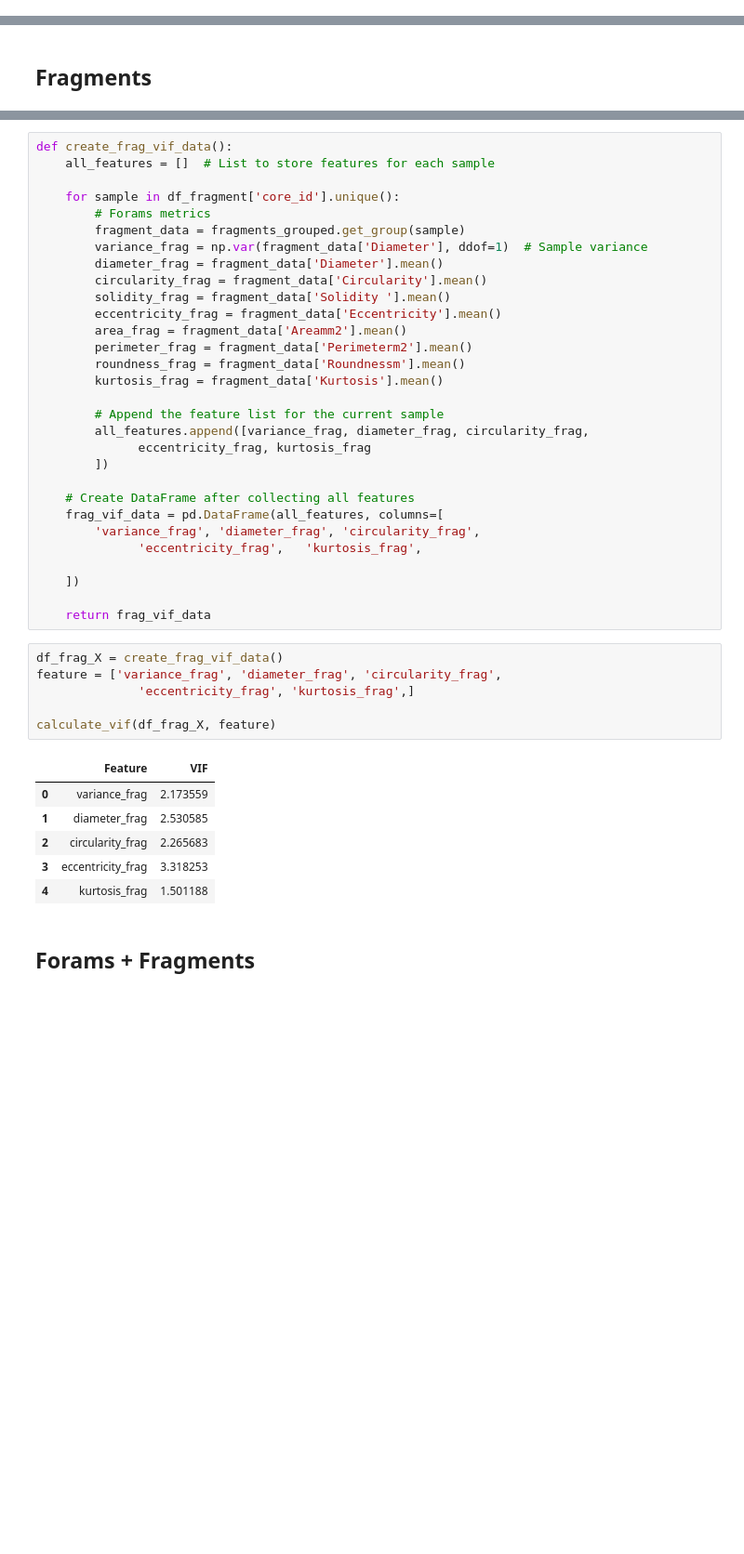
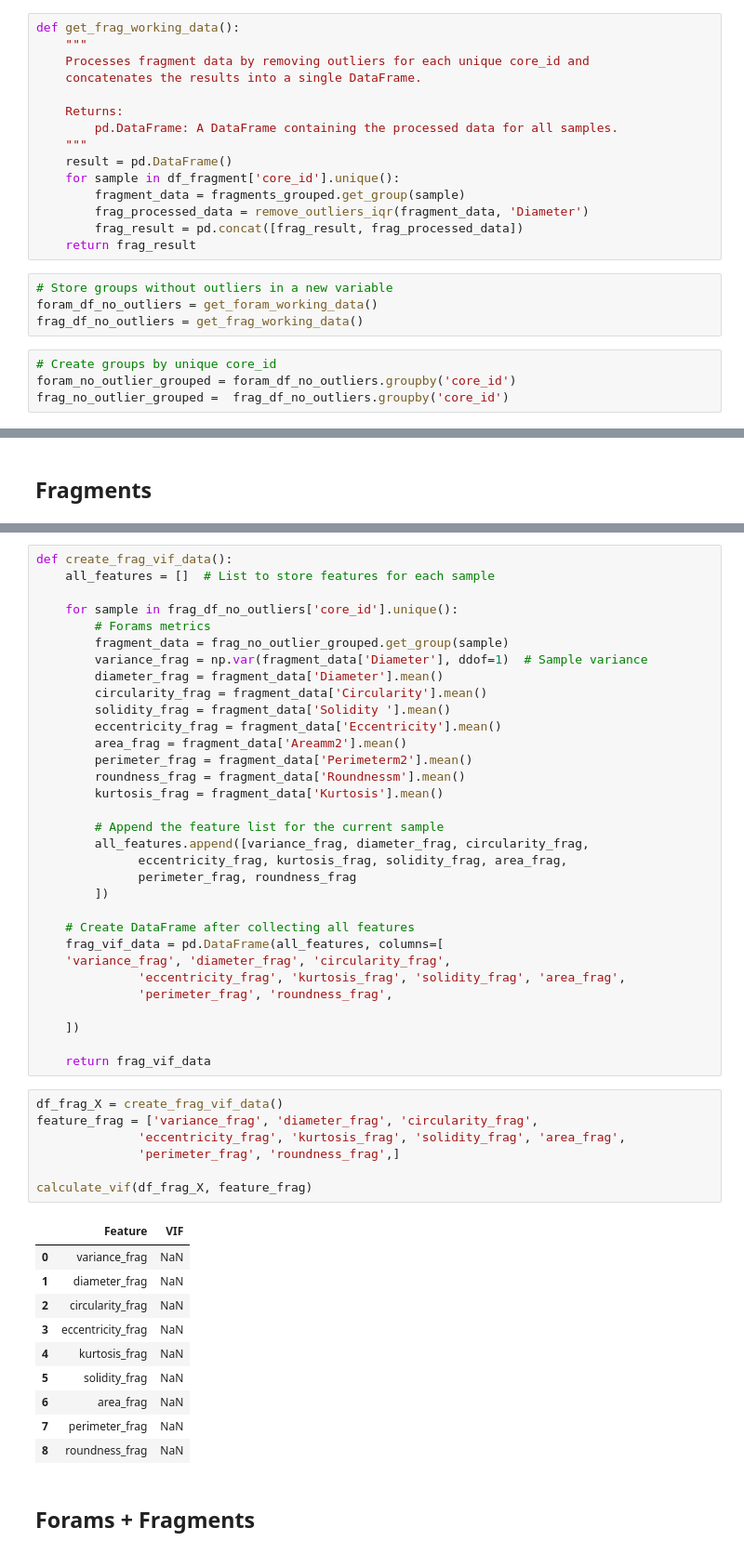
Before and after one commit to MichAdebayo/Dissolution-proxy-manuscript, a Jupyter notebook: manuscript.ipynb, the cells around one changed output, grey strips where cells are left out. Shown: that part at 93% size. Saved outputs shown, nothing was run; the diff lists cells and outputs as text; blank space fills up the shorter version.

```diff
--- a/manuscript.ipynb
+++ b/manuscript.ipynb
@@ -142,3 +195,26 @@ fragments_grouped = fragment_data.groupby('core_id')
+# %%
+def get_frag_working_data():
+    """
+    Processes fragment data by removing outliers for each unique core_id and
+    concatenates the results into a single DataFrame.
+
+    Returns:
+        pd.DataFrame: A DataFrame containing the processed data for all samples.
+    """
+    result = pd.DataFrame()
+    for sample in df_fragment['core_id'].unique():
+        fragment_data = fragments_grouped.get_group(sample)
+        frag_processed_data = remove_outliers_iqr(fragment_data, 'Diameter')
+        frag_result = pd.concat([frag_result, frag_processed_data])
+    return frag_result
+# %%
+# Store groups without outliers in a new variable
+foram_df_no_outliers = get_foram_working_data()
+frag_df_no_outliers = get_frag_working_data()
+# %%
+# Create groups by unique core_id
+foram_no_outlier_grouped = foram_df_no_outliers.groupby('core_id')
+frag_no_outlier_grouped =  frag_df_no_outliers.groupby('core_id')
 # %% [markdown]
 ## Run Vif (multicollinearity test)
 # %% [markdown]
@@ -224,9 +320,9 @@ calculate_vif(df_X, feature)
 def create_frag_vif_data():
     all_features = []  # List to store features for each sample
 
-    for sample in df_fragment['core_id'].unique():
+    for sample in frag_df_no_outliers['core_id'].unique():
         # Forams metrics
-        fragment_data = fragments_grouped.get_group(sample)
+        fragment_data = frag_no_outlier_grouped.get_group(sample)
         variance_frag = np.var(fragment_data['Diameter'], ddof=1)  # Sample variance
         diameter_frag = fragment_data['Diameter'].mean()
         circularity_frag = fragment_data['Circularity'].mean()
@@ -239,30 +335,37 @@ def create_frag_vif_data():
 
         # Append the feature list for the current sample
         all_features.append([variance_frag, diameter_frag, circularity_frag,
-              eccentricity_frag, kurtosis_frag
+              eccentricity_frag, kurtosis_frag, solidity_frag, area_frag,
+              perimeter_frag, roundness_frag
         ])
 
     # Create DataFrame after collecting all features
     frag_vif_data = pd.DataFrame(all_features, columns=[
-        'variance_frag', 'diameter_frag', 'circularity_frag',
-              'eccentricity_frag',   'kurtosis_frag',
+    'variance_frag', 'diameter_frag', 'circularity_frag',
+              'eccentricity_frag', 'kurtosis_frag', 'solidity_frag', 'area_frag',
+              'perimeter_frag', 'roundness_frag',
 
     ])
 
     return frag_vif_data
 # %%
 df_frag_X = create_frag_vif_data()
-feature = ['variance_frag', 'diameter_frag', 'circularity_frag',
-              'eccentricity_frag', 'kurtosis_frag',]
+feature_frag = ['variance_frag', 'diameter_frag', 'circularity_frag',
+              'eccentricity_frag', 'kurtosis_frag', 'solidity_frag', 'area_frag',
+              'perimeter_frag', 'roundness_frag',]
 
-calculate_vif(df_frag_X, feature)
+calculate_vif(df_frag_X, feature_frag)
 # %% [output]
 |  | Feature | VIF |
-| 0 | variance_frag | 2.173559 |
-| 1 | diameter_frag | 2.530585 |
-| 2 | circularity_frag | 2.265683 |
-| 3 | eccentricity_frag | 3.318253 |
-| 4 | kurtosis_frag | 1.501188 |
+| 0 | variance_frag | NaN |
+| 1 | diameter_frag | NaN |
+| 2 | circularity_frag | NaN |
+| 3 | eccentricity_frag | NaN |
+| 4 | kurtosis_frag | NaN |
+| 5 | solidity_frag | NaN |
+| 6 | area_frag | NaN |
+| 7 | perimeter_frag | NaN |
+| 8 | roundness_frag | NaN |
 # %% [markdown]
 ## Forams + Fragments
 # %%
```
Also changed, not shown: parts of 35 cells of this notebook, 2 other files.
